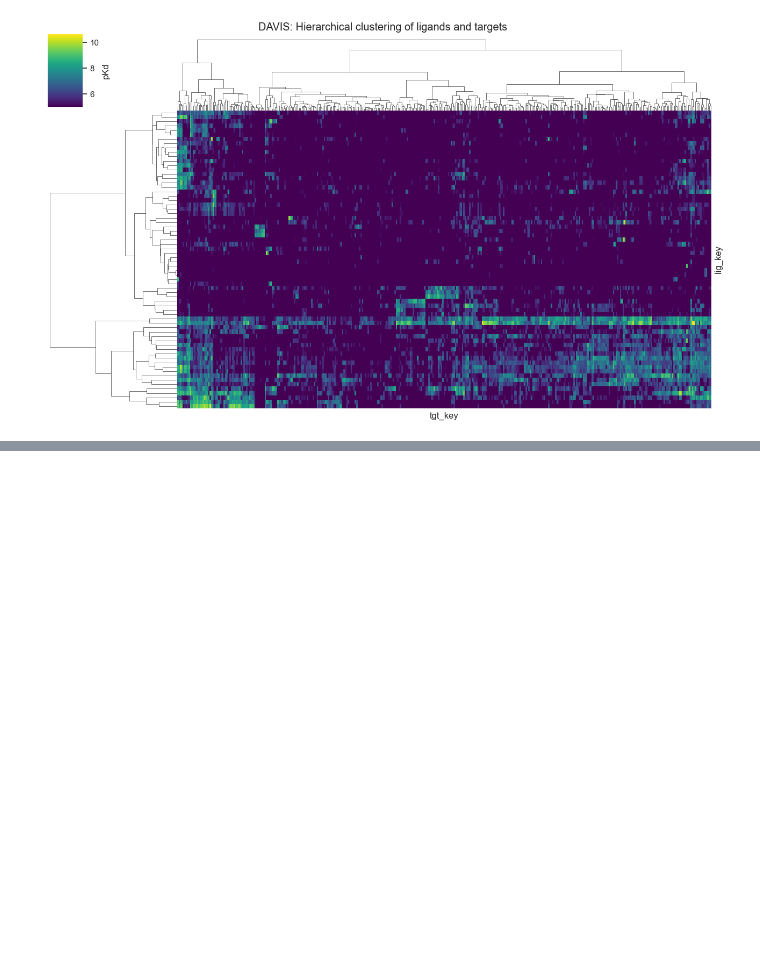
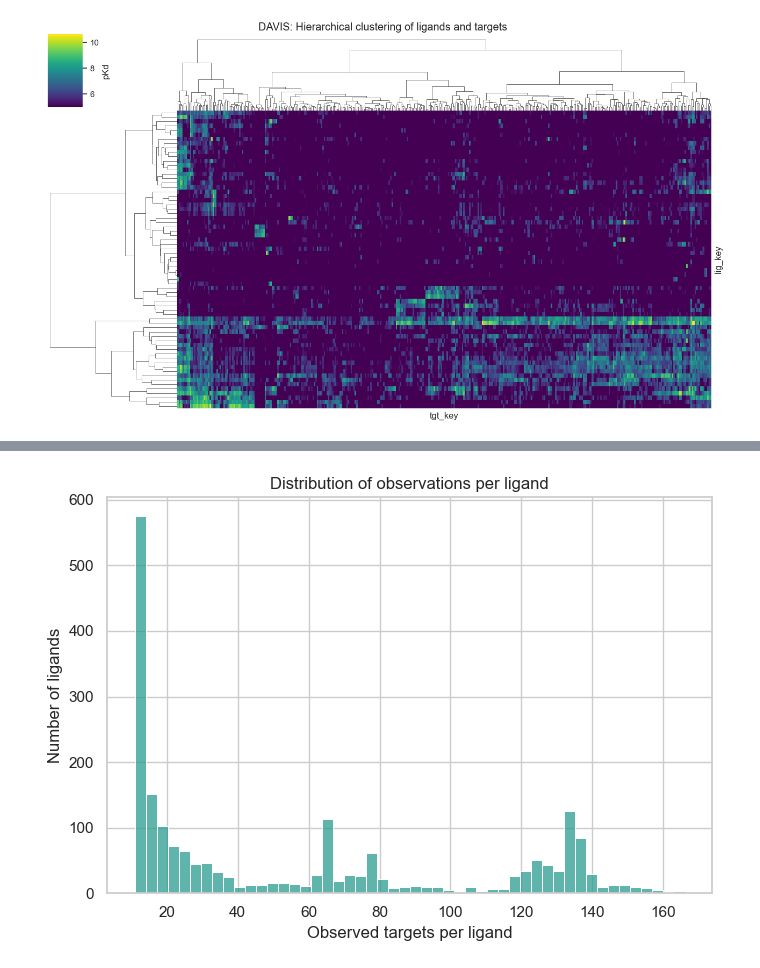
Before and after one commit to Dangomimikyu/SC4020-DataMining, a Jupyter notebook: Project 2/Source/Task1.ipynb, the cells around one changed output, grey strips where cells are left out. Cells and saved outputs as stored; diff of their text form; code cells hidden in the pictures; blank space fills up the shorter version.

```diff
--- a/Project 2/Source/Task1.ipynb
+++ b/Project 2/Source/Task1.ipynb
@@ -1031,0 +1244,97 @@ K-means silhouette scores: {2: np.float64(0.336), 3: np.float64(0.325), 4: np.fl
+# %%
+
+# Count non-missing scores across each row (ligand).
+nobs_l = kiba_pkd_matrix.notna().sum(1)
+# Count non-missing scores down each column (target).
+nobs_t = kiba_pkd_matrix.notna().sum(0)
+
+
+# sparsity of pKd matrix
+missing_cells = int(kiba_pkd_matrix.isna().sum().sum())
+total_cells = kiba_pkd_matrix.size
+
+print(
+    f'sparsity = {sparsity(kiba_pkd_matrix):.4f} '
+    f'({missing_cells:,} missing of {total_cells:,} cells)'
+)
+
+
+# counts for ligands and targets
+
+print(
+    f'observations per ligand: '
+    f'min {nobs_l.min()}, '
+    f'median {nobs_l.median():.0f}, '
+    f'max {nobs_l.max()}'
+    f'\nper target: '
+    f'min {nobs_t.min()}, '
+    f'median {nobs_t.median():.0f}, '
+    f'max {nobs_t.max()}'
+)
+
+#  find ligands and targets with limited coverage
+few_observations_ligands = nobs_l < 20
+few_observations_targets = nobs_t < 100
+
+print(
+    f'ligands with < 20 observed targets: '
+    f'{few_observations_ligands.sum()} '
+    f'({few_observations_ligands.mean():.1%})'
+    f' | targets with < 100 observed ligands: '
+    f'{few_observations_targets.sum()}'
+)
+
+# plot distributions of targets per ligand and ligands per target
+# also rank targets by the number of observations
+
+# targets per ligand
+plt.figure(figsize=(7, 5))
+sns.histplot(
+    nobs_l,
+    bins = 50,
+    color = '#2a9d8f'
+)
+
+plt.xlabel('Observed targets per ligand')
+plt.ylabel('Number of ligands')
+plt.title('Distribution of observations per ligand')
+
+plt.tight_layout()
+plt.show()
+
+
+# ligands per target
+
+plt.figure(figsize = (7, 5))
+
+sns.histplot(
+    nobs_t,
+    bins = 50,
+    color = '#e76f51'
+)
+
+plt.xlabel('Observed ligands per target')
+plt.ylabel('Number of targets')
+plt.title('Distribution of observations per target')
+
+plt.tight_layout()
+plt.show()
+
+
+# Long-tail coverage of targets
+sorted_target_observations = np.sort(nobs_t.values)[::-1]
+
+plt.figure(figsize = (7, 5))
+plt.scatter(
+    sorted_target_observations,
+    range(len(nobs_t)),
+    s = 6
+)
+
+plt.xlabel('Number of observations')
+plt.ylabel('Target rank')
+plt.title('Long-tail coverage of targets')
+
+plt.tight_layout()
+plt.show()
+# %% [output]
@@ -1031,0 +1345 @@ K-means silhouette scores: {2: np.float64(0.336), 3: np.float64(0.325), 4: np.fl
+[figure, added]
```
Also changed, not shown: parts of 29 cells of this notebook, 3 other files.
